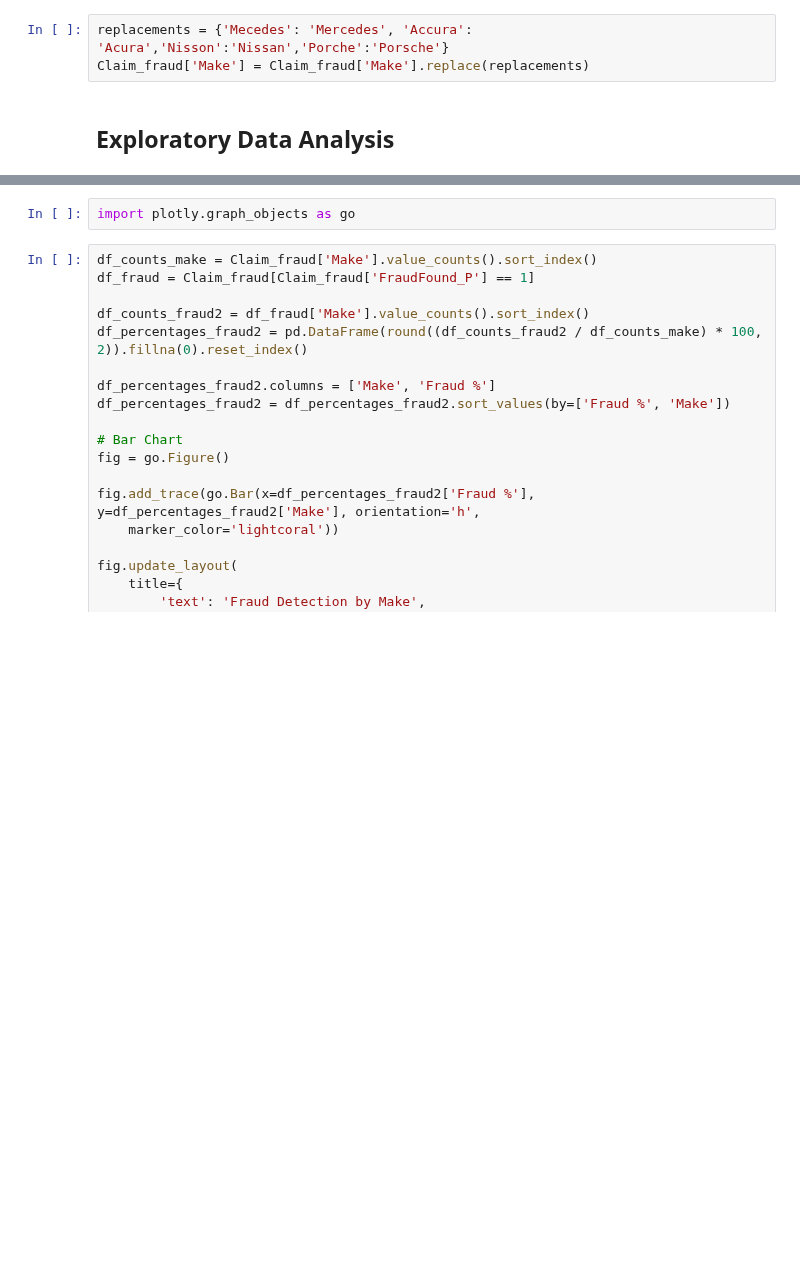
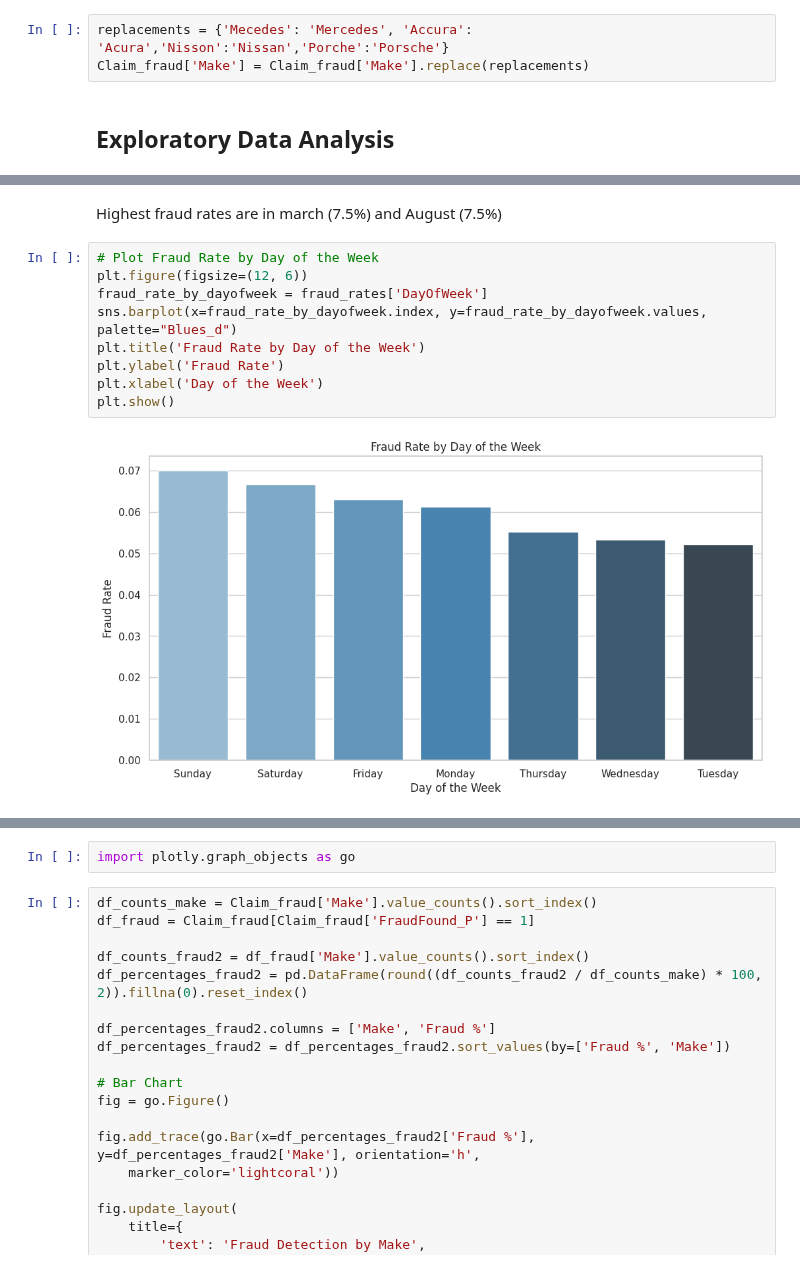
Before and after one commit to kimp10/Insurance-Fraud-Detection-Model-, a Jupyter notebook: Insurance_Fraud_detection.ipynb, the cells around one changed output, grey strips where cells are left out. Cells and saved outputs as stored; diff of their text form; blank space fills up the shorter version.

```diff
--- a/Insurance_Fraud_detection.ipynb
+++ b/Insurance_Fraud_detection.ipynb
@@ -175,0 +214,13 @@ Claim_fraud['Make'] = Claim_fraud['Make'].replace(replacements)
+# %% [markdown]
+Highest fraud rates are in march (7.5%) and August (7.5%)
+# %%
+# Plot Fraud Rate by Day of the Week
+plt.figure(figsize=(12, 6))
+fraud_rate_by_dayofweek = fraud_rates['DayOfWeek']
+sns.barplot(x=fraud_rate_by_dayofweek.index, y=fraud_rate_by_dayofweek.values, palette="Blues_d")
+plt.title('Fraud Rate by Day of the Week')
+plt.ylabel('Fraud Rate')
+plt.xlabel('Day of the Week')
+plt.show()
+# %% [output]
+[figure, added]
```
Also changed, not shown: parts of 8 cells of this notebook.
